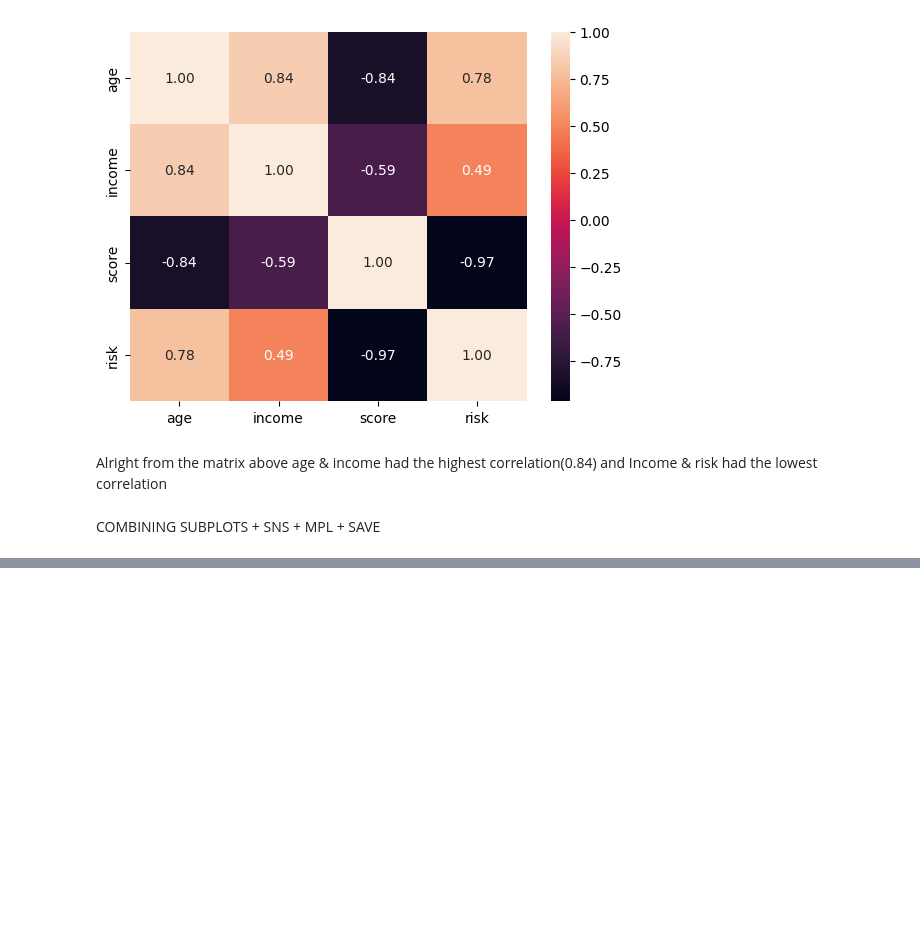
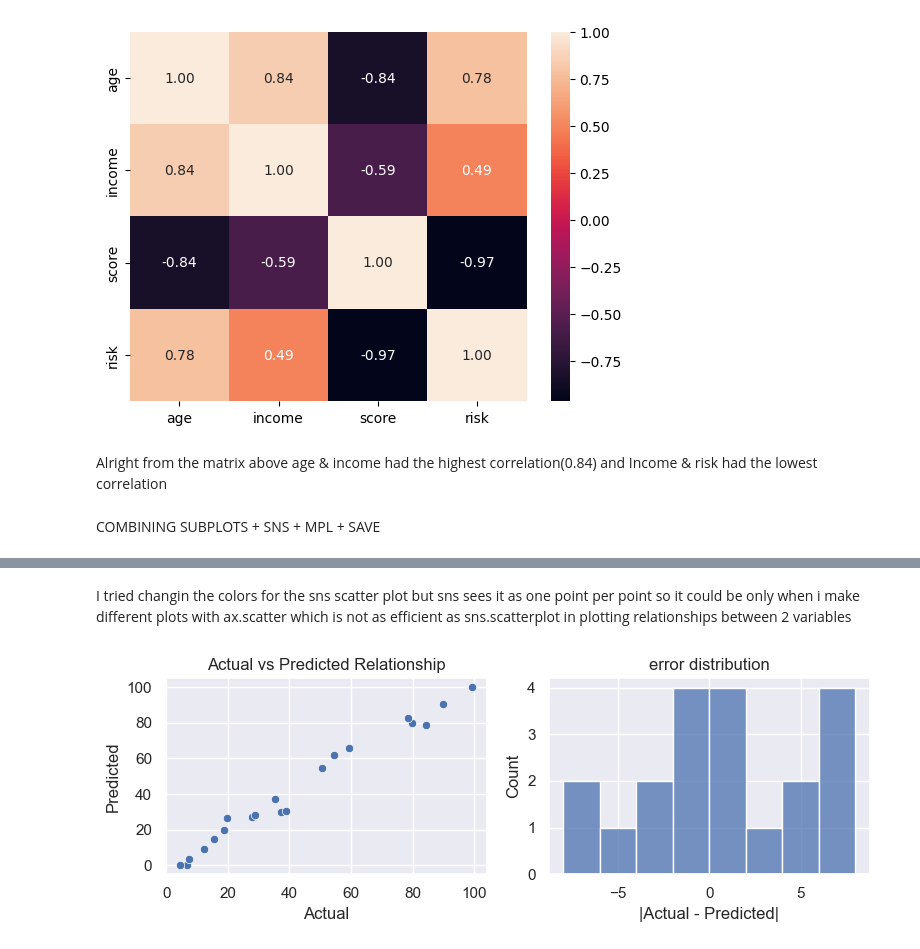
Before and after one commit to AkumaGPT/practice_seaborn, a Jupyter notebook: main.ipynb, the cells around one changed output, grey strips where cells are left out. Cells and saved outputs as stored; diff of their text form; code cells hidden in the pictures; blank space fills up the shorter version.

Commit message:
been a while so refreshing my seaborn practice

```diff
--- a/main.ipynb
+++ b/main.ipynb
@@ -294,0 +299,40 @@ Text(0.5, 1.0, 'Actual Distribution')
+# %% [markdown]
+I tried changin the colors for the sns scatter plot but sns sees it as one point per point so it could be only when i make different plots with ax.scatter which is not as efficient as sns.scatterplot in plotting relationships between 2 variables
+# %%
+# recall challenge 2
+
+# import my libraries
+import pandas as pd, seaborn as sns, matplotlib.pyplot as plt, numpy as np
+
+# load my csv
+df = pd.read_csv("true_pred.csv")
+df = df.head(20)
+df.describe()
+
+# get my error for thw histplot
+error = (np.array(df["actual"] - df["predicted"])).round().tolist()
+error
+
+# plot 1x2 for scatter and hist
+fig, ax = plt.subplots(1, 2, figsize=(8, 3))
+
+# set my theme
+sns.set_theme(style="darkgrid")
+
+# plot my scatter using sns
+sns.scatterplot(data=df, x="actual", y="predicted", ax=ax[0])
+ax[0].set_title("Actual vs Predicted Relationship")
+ax[0].set_xlabel("Actual")
+ax[0].set_ylabel("Predicted")
+
+# plot my hist using sns
+bins = (np.arange(-8, 10, 2)).tolist()
+sns.histplot(data=error, bins=bins, ax=ax[1])
+ax[1].set_title("error distribution")
+ax[1].set_xlabel("|Actual - Predicted|")
+ax[1].set_ylabel("Count")
+
+plt.tight_layout()
+plt.show()
+# %% [output]
+[figure, added]
```
Also changed, not shown: parts of 2 cells of this notebook, 1 other file.
